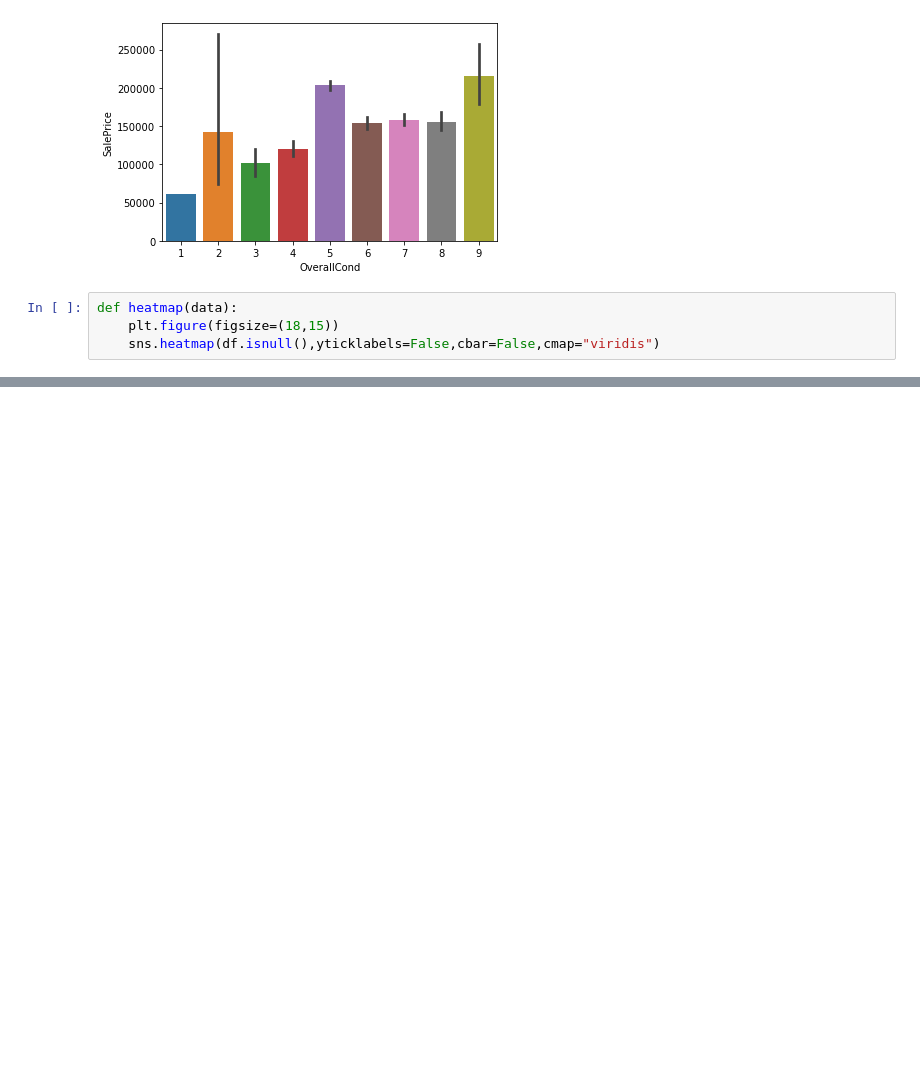
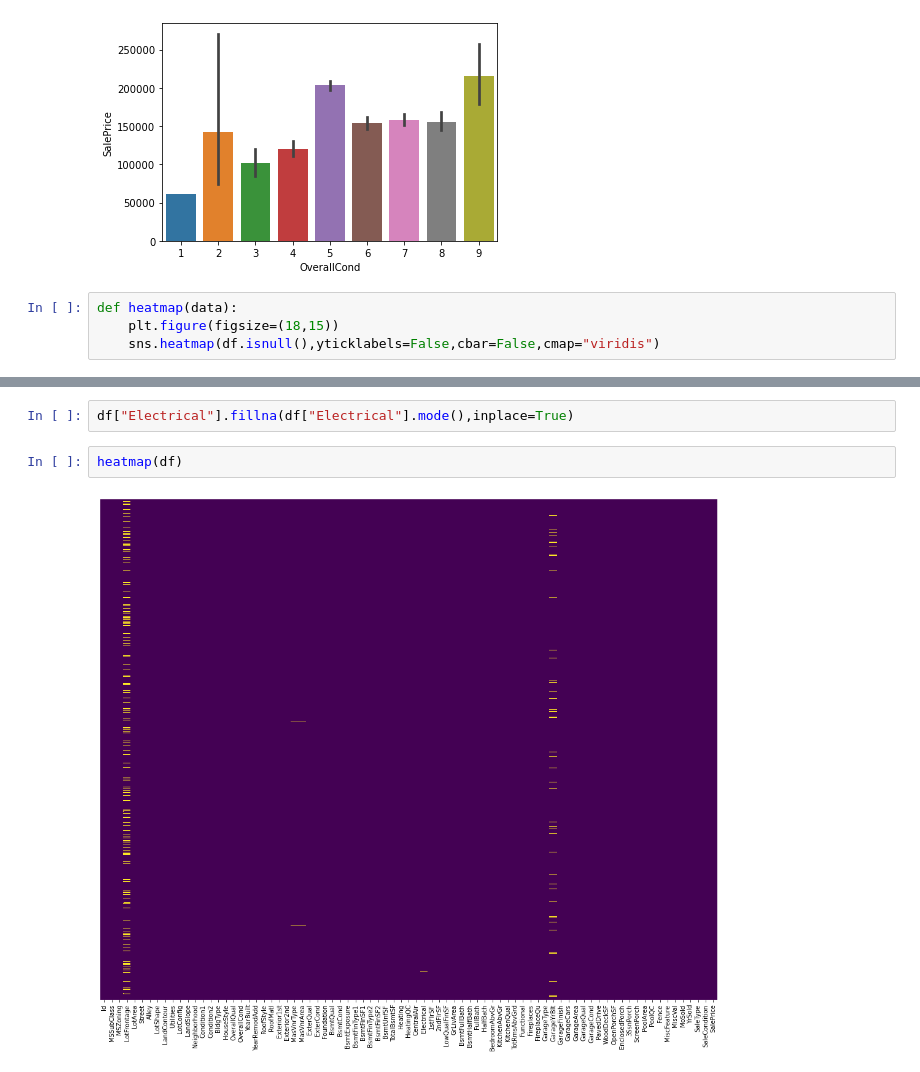
Before and after one commit to AaronKnight91/House-Prices-Advanced-Regression-Techniques, a Jupyter notebook: house_prices.ipynb, the cells around one changed output, grey strips where cells are left out. Saved outputs shown, nothing was run; the diff lists cells and outputs as text; blank space fills up the shorter version.

```diff
--- a/house_prices.ipynb
+++ b/house_prices.ipynb
@@ -100,0 +155,6 @@ def heatmap(data):
+# %%
+df["Electrical"].fillna(df["Electrical"].mode(),inplace=True)
+# %%
+heatmap(df)
+# %% [output]
+[figure, added]
```
Also changed, not shown: parts of 20 cells of this notebook.
